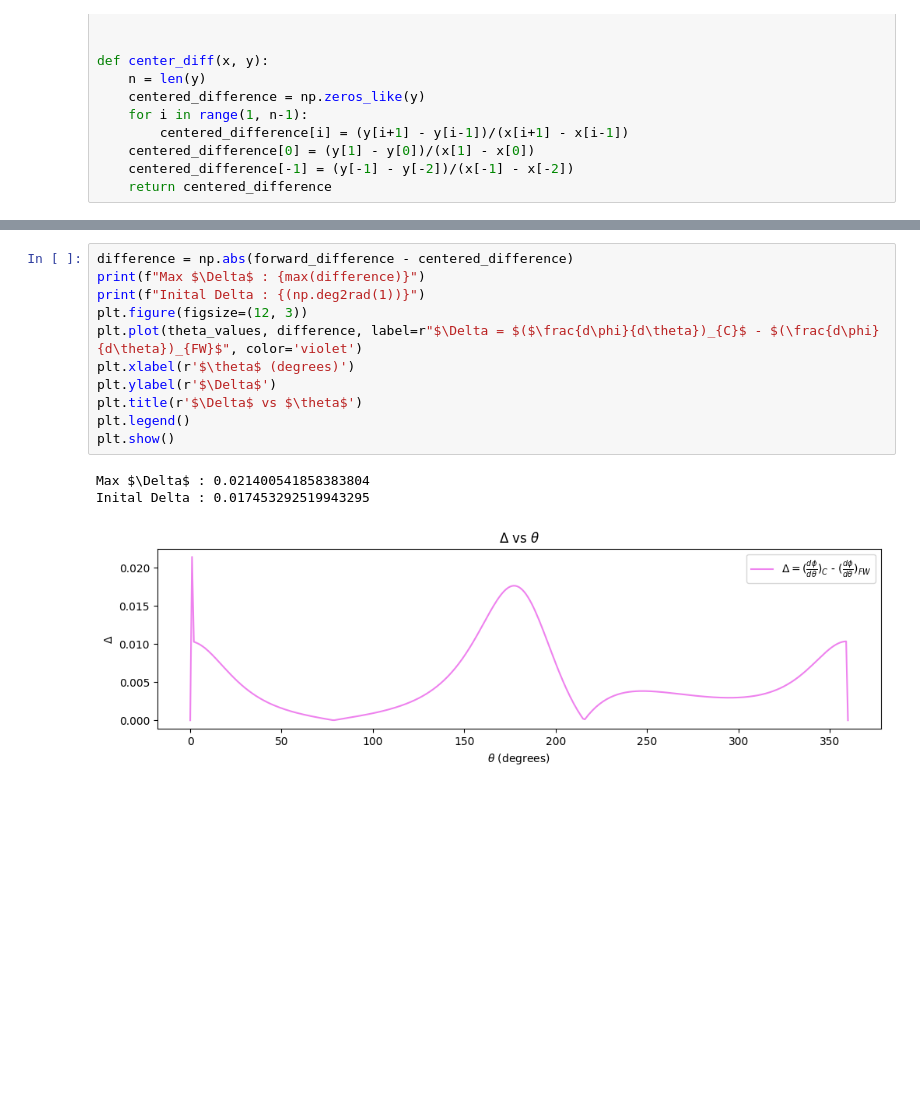
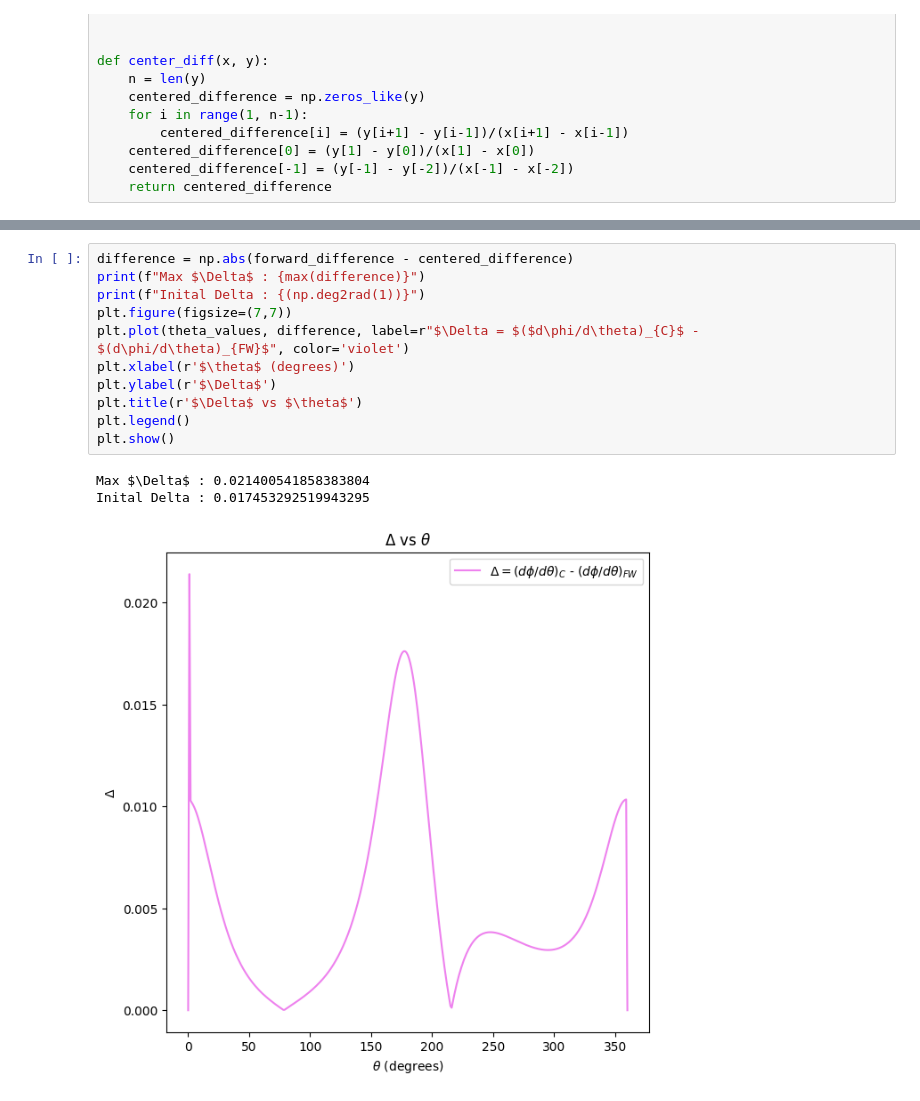
Before and after one commit to pesricha/DS288-Numerical-Methods, a Jupyter notebook: HW4/Homework-4.ipynb, the cells around one changed output, grey strips where cells are left out. Drawn from its saved outputs; the diff is of its cells as text; blank space fills up the shorter version.

```diff
--- a/HW4/Homework-4.ipynb
+++ b/HW4/Homework-4.ipynb
@@ -134,18 +134,18 @@ plt.legend()
 # %%
 difference = np.abs(forward_difference - centered_difference)
 print(f"Max $\Delta$ : {max(difference)}")
 print(f"Inital Delta : {(np.deg2rad(1))}")
-plt.figure(figsize=(12, 3))
-plt.plot(theta_values, difference, label=r"$\Delta = $($\frac{d\phi}{d\theta})_{C}$ - $(\frac{d\phi}{d\theta})_{FW}$", color='violet')
+plt.figure(figsize=(7,7))
+plt.plot(theta_values, difference, label=r"$\Delta = $($d\phi/d\theta)_{C}$ - $(d\phi/d\theta)_{FW}$", color='violet')
 plt.xlabel(r'$\theta$ (degrees)')
 plt.ylabel(r'$\Delta$')
 plt.title(r'$\Delta$ vs $\theta$')
 plt.legend()
 plt.show()
 # %% [output]
 Max $\Delta$ : 0.021400541858383804
 Inital Delta : 0.017453292519943295
-[figure, old version]
+[figure, new version]
 # %%
 alpha_values = phi_values + 149
 beta_values = np.zeros_like(alpha_values)
```
Also changed, not shown: parts of 6 cells of this notebook, 4 other files.
